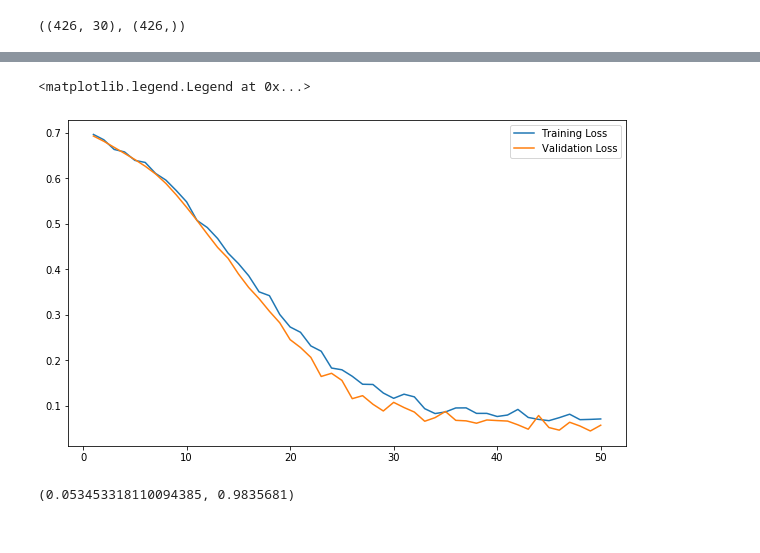
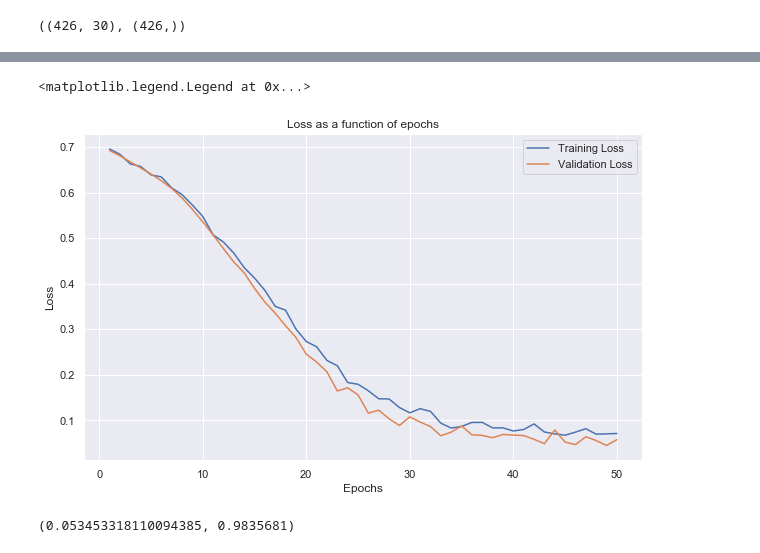
Before and after one commit to WaltAFWilliams/Machine-Learning, a Jupyter notebook: notebooks/CancerClassifierNetwork.ipynb, the cells around one changed output, grey strips where cells are left out. Drawn from its saved outputs; the diff is of its cells as text; code cells hidden in the pictures.

```diff
--- a/notebooks/CancerClassifierNetwork.ipynb
+++ b/notebooks/CancerClassifierNetwork.ipynb
@@ -127,14 +108,18 @@ Epoch 50/50
 340/340 [==============================] - 0s 70us/sample - loss: 0.0714 - acc: 0.9882 - val_loss: 0.0576 - val_acc: 0.9767
 # %%
 # Visualizing model performance
+sns.set(style="darkgrid")
 plt.figure(figsize=(10,6))
 epochs = range(1,len(H.history["loss"]) + 1)
 plt.plot(epochs,H.history["loss"],label="Training Loss")
 plt.plot(epochs,H.history["val_loss"], label="Validation Loss")
+plt.title("Loss as a function of epochs")
+plt.xlabel("Epochs")
+plt.ylabel("Loss")
 plt.legend()
 # %% [output]
 <matplotlib.legend.Legend at 0x...>
-[figure, old version]
+[figure, new version]
 # %%
 # More performance metrics
 loss, acc = model.evaluate(X_train, y_train, verbose=0)
```
Also changed, not shown: parts of 6 cells of this notebook.
